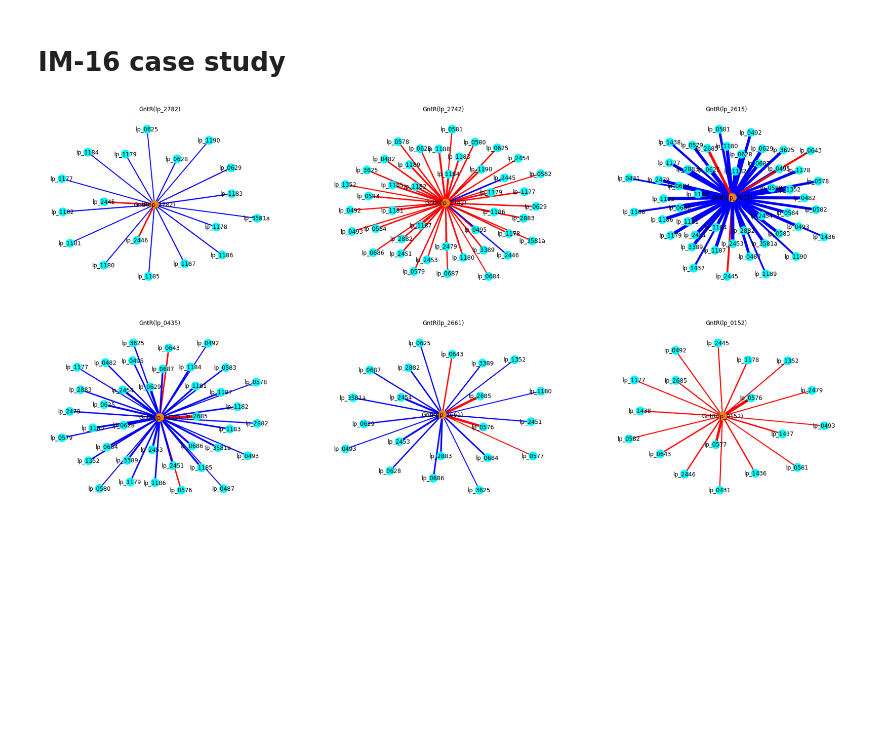
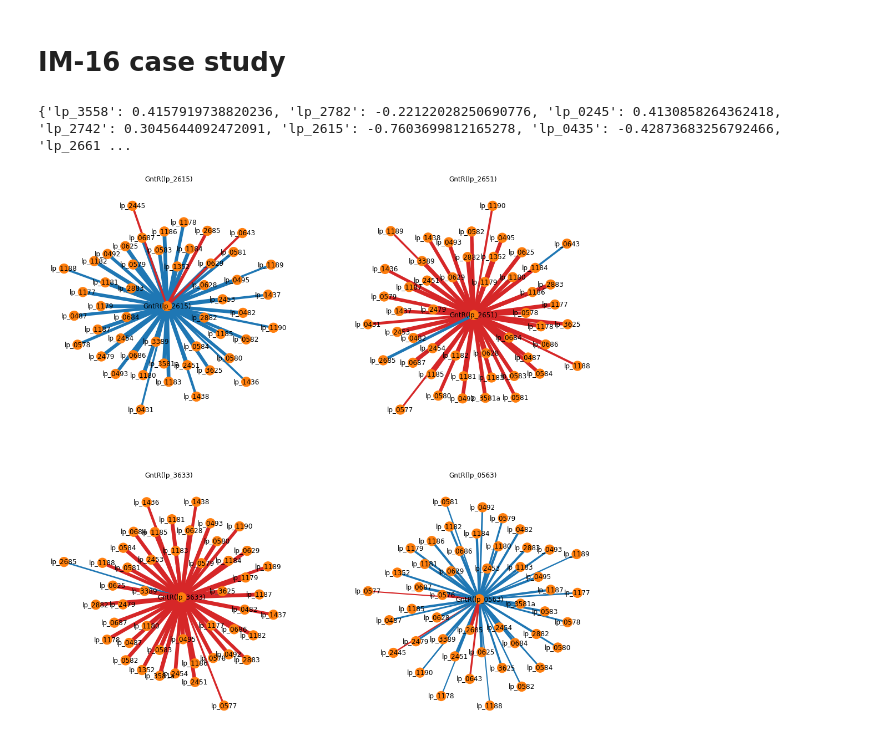
Before and after one commit to SizheQiu/LPiModulons, a Jupyter notebook: workflow/I-modulon_casestudy.ipynb, the cells around one changed output. Saved outputs shown, nothing was run; the diff lists cells and outputs as text; code cells hidden in the pictures; blank space fills up the shorter version.

```diff
--- a/workflow/I-modulon_casestudy.ipynb
+++ b/workflow/I-modulon_casestudy.ipynb
@@ -145,0 +162,24 @@ Text(0, 0.5, 'PyrR IM activity')
+# %%
+fig, axs = plt.subplots(1,3,figsize=(20,5))
+im36_corr = get_sigcorr('lp_2704', IMs['36'], log_rpkm, 'PyrR' )
+nodecolors = [ im36_corr.nodes.get(v)['color']for v in im36_corr.nodes]
+edgecolors = [im36_corr[u][v]['edgecolor'] for u,v in im36_corr.edges]
+weights = [im36_corr[u][v]['weight'] for u,v in im36_corr.edges]
+nx.draw(im36_corr,with_labels = True,node_color=nodecolors,font_weight='bold',
+            edge_color=edgecolors, width=weights, ax= axs[0])
+
+
+axs[1].scatter(log_rpkm.loc['lp_2704'],A.loc[36] )
+popt, pcov = curve_fit(func, log_rpkm.loc['lp_2704'],A.loc[36] )
+x = np.linspace(min(log_rpkm.loc['lp_2704']), max(log_rpkm.loc['lp_2704']) )
+axs[1].plot(x, popt[0]*x+popt[1], color='r', linestyle='--')
+axs[1].set_xlabel('lp_2704 log rpkm')
+axs[1].set_ylabel('PyrR IM activity')
+
+
+axs[2].violinplot( [ S['36'][ regulons['PyrR'] ], S['36'][ IMs['36'] ],S['36']  ],
+                  showmeans= True, showmedians=True);
+labels=['PyrR Regulon', 'PyrR IM','All genes']
+axs[2].set_xticks(np.arange(1, len(labels) + 1), labels=labels)
+axs[2].set_ylabel('PyrR IM coefficient')
+axs[2].axhline(y=IM_thersholds['36'], color='r',linestyle='--')
@@ -148,21 +191,32 @@ Text(0, 0.5, 'PyrR IM activity')
 # %%
 im16_promoters=get_im_promoters(IMs['16'], '../data/genome/sequence.fna', gb_features, ref_features)
 # save_dict_fasta( im16_promoters, '../data/MEME_results/im16_promoters.fasta' )
+# %%
+gntR_genes = ['lp_3558', 'lp_2782', 'lp_0245','lp_2742', 'lp_2615', 'lp_0435','lp_2661','lp_0152',
+             'lp_0325','lp_0563','lp_2651','lp_2683','lp_2924','lp_3506','lp_3633','lp_3649']
+corr_results={}
+for gene in gntR_genes:
+    coeff, pv = stats.pearsonr( log_rpkm.loc[gene].values, A.loc[16] )
+    if pv < 0.05:
+        corr_results[gene] = coeff
+print(corr_results)
+# %% [output]
+{'lp_3558': 0.4157919738820236, 'lp_2782': -0.22122028250690776, 'lp_0245': 0.4130858264362418, 'lp_2742': 0.3045644092472091, 'lp_2615': -0.7603699812165278, 'lp_0435': -0.42873683256792466, 'lp_2661 ...
 # %%
-GntR_list = ['lp_2782', 'lp_2742', 'lp_2615', 'lp_0435','lp_2661','lp_0152']
+GntR_highcorr = ['lp_2615', 'lp_2651', 'lp_3633','lp_0563']
 G_im16 = []
-for tf in GntR_list:
-    G_im16.append( get_sigcorr(tf, IMs['16'], log_rpkm, 'GntR('+tf+')' ) )
+for gene in GntR_highcorr :
+    G_im16.append( get_sigcorr(gene, IMs['16'], log_rpkm, 'GntR('+gene+')' ) )
 
-fig,axs = plt.subplots(2,3,figsize=(30,15))
-for i in range(6):
-    x,y = int(i/3), int(i%3)
+fig,axs = plt.subplots(2,2,figsize=(18,18))
+for i in range(4):
+    x,y = int(i/2), int(i%2)
     G = G_im16[i]
     nodecolors = [ G.nodes.get(v)['color']for v in G.nodes]
     edgecolors = [ G[u][v]['edgecolor'] for u,v in G.edges]
     weights = [G[u][v]['weight'] for u,v in G.edges]
     nx.draw(G,with_labels = True,node_color=nodecolors,
             edge_color=edgecolors, width=weights, ax = axs[x][y])
     axs[x][y].set_title(G.name)
 # %% [output]
-[figure, old version]
+[figure, new version]
```
Also changed, not shown: parts of 11 cells of this notebook, 10 other files.
